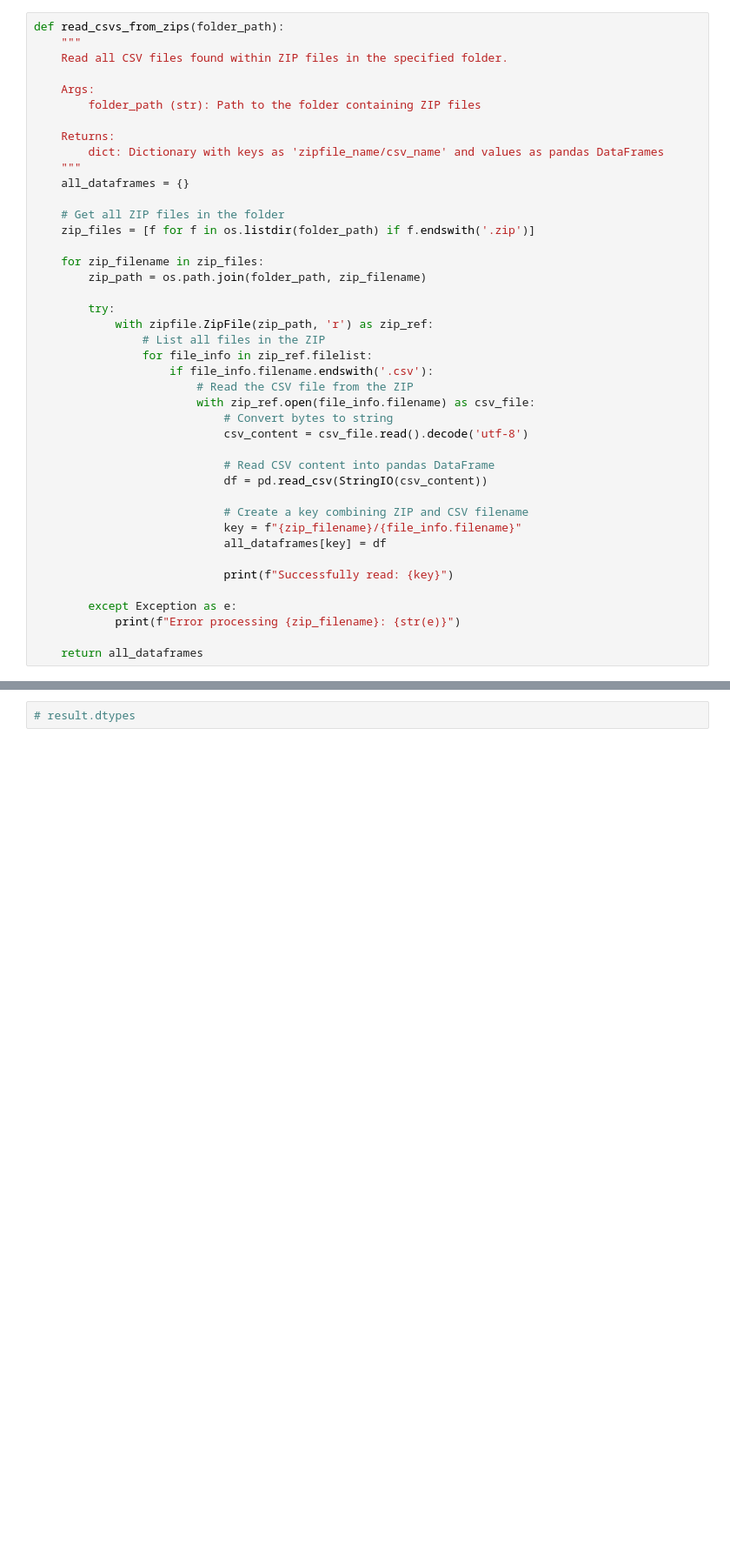
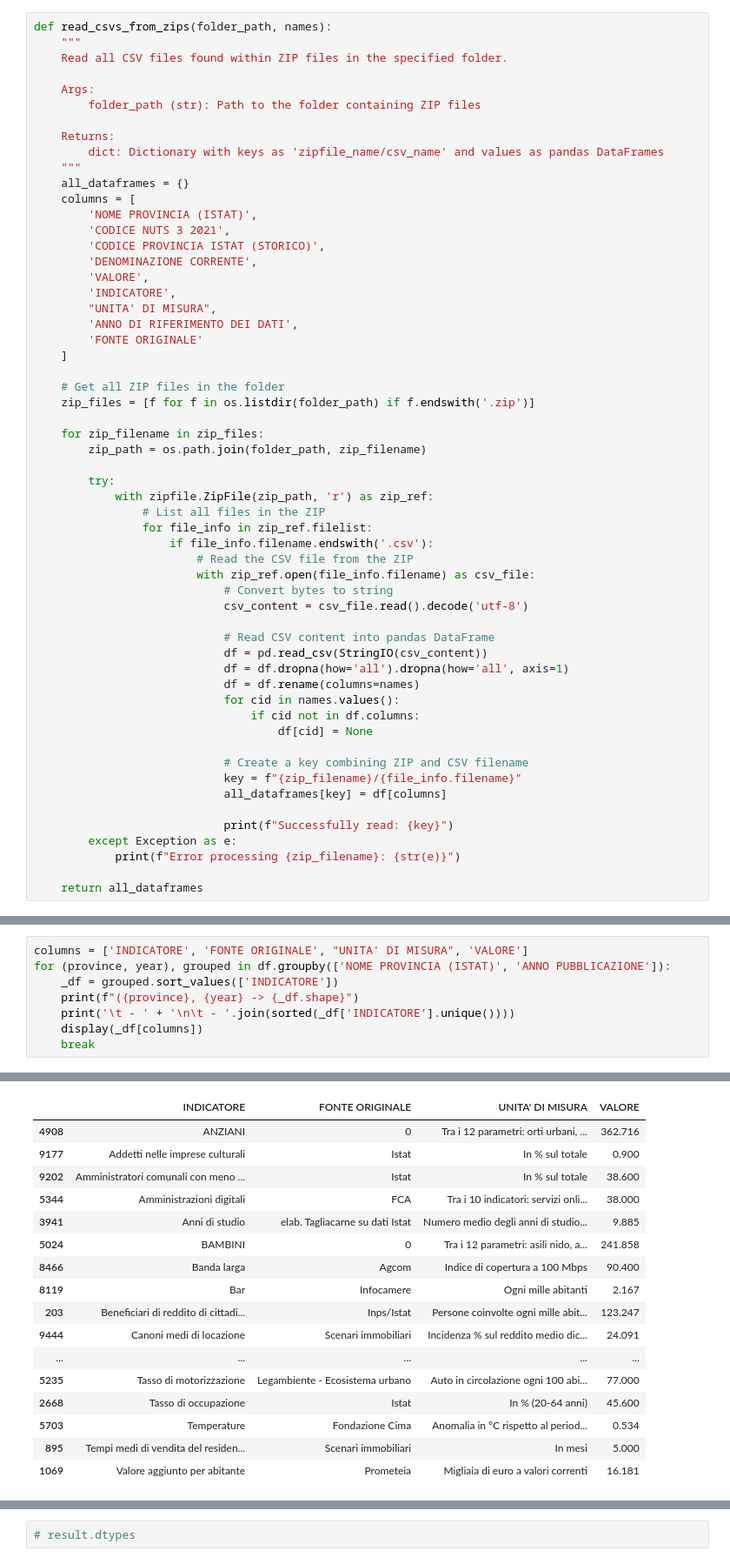
Before and after one commit to EmanueleCannizzaro/quality_of_life, a Jupyter notebook: notebooks/qdv.ipynb, the cells around one changed output, grey strips where cells are left out. Shown at 87% size. Cells and saved outputs as stored; diff of their text form; blank space fills up the shorter version.

```diff
--- a/notebooks/qdv.ipynb
+++ b/notebooks/qdv.ipynb
@@ -17,7 +24,7 @@ hv.extension('bokeh')
 [interactive output not drawn]
 [interactive output not drawn]
 # %%
-def read_csvs_from_zips(folder_path):
+def read_csvs_from_zips(folder_path, names):
     """
     Read all CSV files found within ZIP files in the specified folder.
 
@@ -28,6 +35,17 @@ def read_csvs_from_zips(folder_path):
         dict: Dictionary with keys as 'zipfile_name/csv_name' and values as pandas DataFrames
     """
     all_dataframes = {}
+    columns = [
+        'NOME PROVINCIA (ISTAT)',
+        'CODICE NUTS 3 2021',
+        'CODICE PROVINCIA ISTAT (STORICO)',
+        'DENOMINAZIONE CORRENTE',
+        'VALORE',
+        'INDICATORE',
+        "UNITA' DI MISURA",
+        'ANNO DI RIFERIMENTO DEI DATI',
+        'FONTE ORIGINALE'
+    ]
 
     # Get all ZIP files in the folder
     zip_files = [f for f in os.listdir(folder_path) if f.endswith('.zip')]
@@ -47,13 +65,17 @@ def read_csvs_from_zips(folder_path):
 
                             # Read CSV content into pandas DataFrame
                             df = pd.read_csv(StringIO(csv_content))
+                            df = df.dropna(how='all').dropna(how='all', axis=1)
+                            df = df.rename(columns=names)
+                            for cid in names.values():
+                                if cid not in df.columns:
+                                    df[cid] = None
 
                             # Create a key combining ZIP and CSV filename
                             key = f"{zip_filename}/{file_info.filename}"
-                            all_dataframes[key] = df
+                            all_dataframes[key] = df[columns]
 
                             print(f"Successfully read: {key}")
-
         except Exception as e:
             print(f"Error processing {zip_filename}: {str(e)}")
 
@@ -363,0 +640,9 @@ display(df.head(3).T)
+# %%
+columns = ['INDICATORE', 'FONTE ORIGINALE', "UNITA' DI MISURA", 'VALORE']
+for (province, year), grouped in df.groupby(['NOME PROVINCIA (ISTAT)', 'ANNO PUBBLICAZIONE']):
+    _df = grouped.sort_values(['INDICATORE'])
+    print(f"({province}, {year} -> {_df.shape}")
+    print('\t - ' + '\n\t - '.join(sorted(_df['INDICATORE'].unique())))
+    display(_df[columns])
+    break
+# %% [output]
@@ -363,0 +666,17 @@ display(df.head(3).T)
+|  | INDICATORE | FONTE ORIGINALE | UNITA' DI MISURA | VALORE |
+| 4908 | ANZIANI | 0 | Tra i 12 parametri: orti urbani, ... | 362.716 |
+| 9177 | Addetti nelle imprese culturali | Istat | In % sul totale | 0.900 |
+| 9202 | Amministratori comunali con meno ... | Istat | In % sul totale | 38.600 |
+| 5344 | Amministrazioni digitali | FCA | Tra i 10 indicatori: servizi onli... | 38.000 |
+| 3941 | Anni di studio | elab. Tagliacarne su dati Istat | Numero medio degli anni di studio... | 9.885 |
+| 5024 | BAMBINI | 0 | Tra i 12 parametri: asili nido, a... | 241.858 |
+| 8466 | Banda larga | Agcom | Indice di copertura a 100 Mbps | 90.400 |
+| 8119 | Bar | Infocamere | Ogni mille abitanti | 2.167 |
+| 203 | Beneficiari di reddito di cittadi... | Inps/Istat | Persone coinvolte ogni mille abit... | 123.247 |
+| 9444 | Canoni medi di locazione | Scenari immobiliari | Incidenza % sul reddito medio dic... | 24.091 |
+| ... | ... | ... | ... | ... |
+| 5235 | Tasso di motorizzazione | Legambiente - Ecosistema urbano | Auto in circolazione ogni 100 abi... | 77.000 |
+| 2668 | Tasso di occupazione | Istat | In % (20-64 anni) | 45.600 |
+| 5703 | Temperature | Fondazione Cima | Anomalia in °C rispetto al period... | 0.534 |
+| 895 | Tempi medi di vendita del residen... | Scenari immobiliari | In mesi | 5.000 |
+| 1069 | Valore aggiunto per abitante | Prometeia | Migliaia di euro a valori correnti | 16.181 |
```
Also changed, not shown: parts of 26 cells of this notebook, 1 other file.
